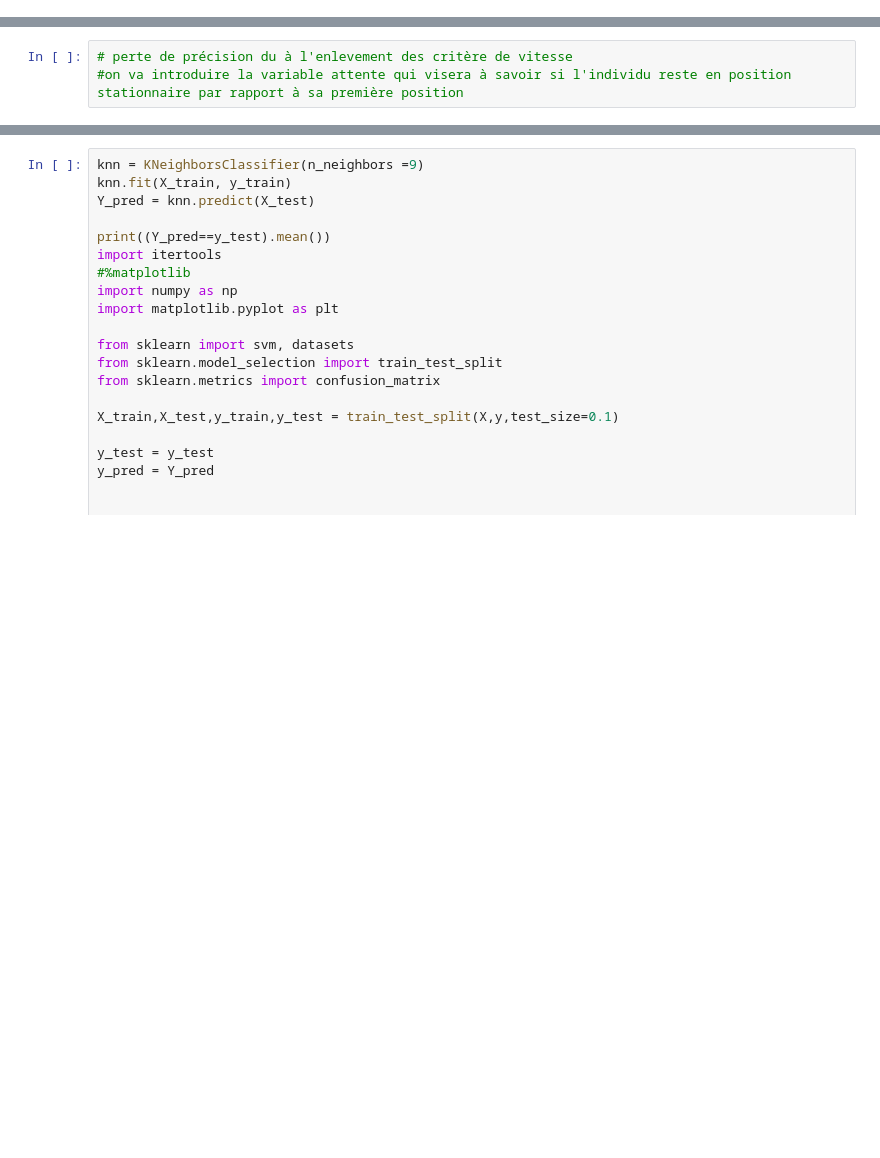
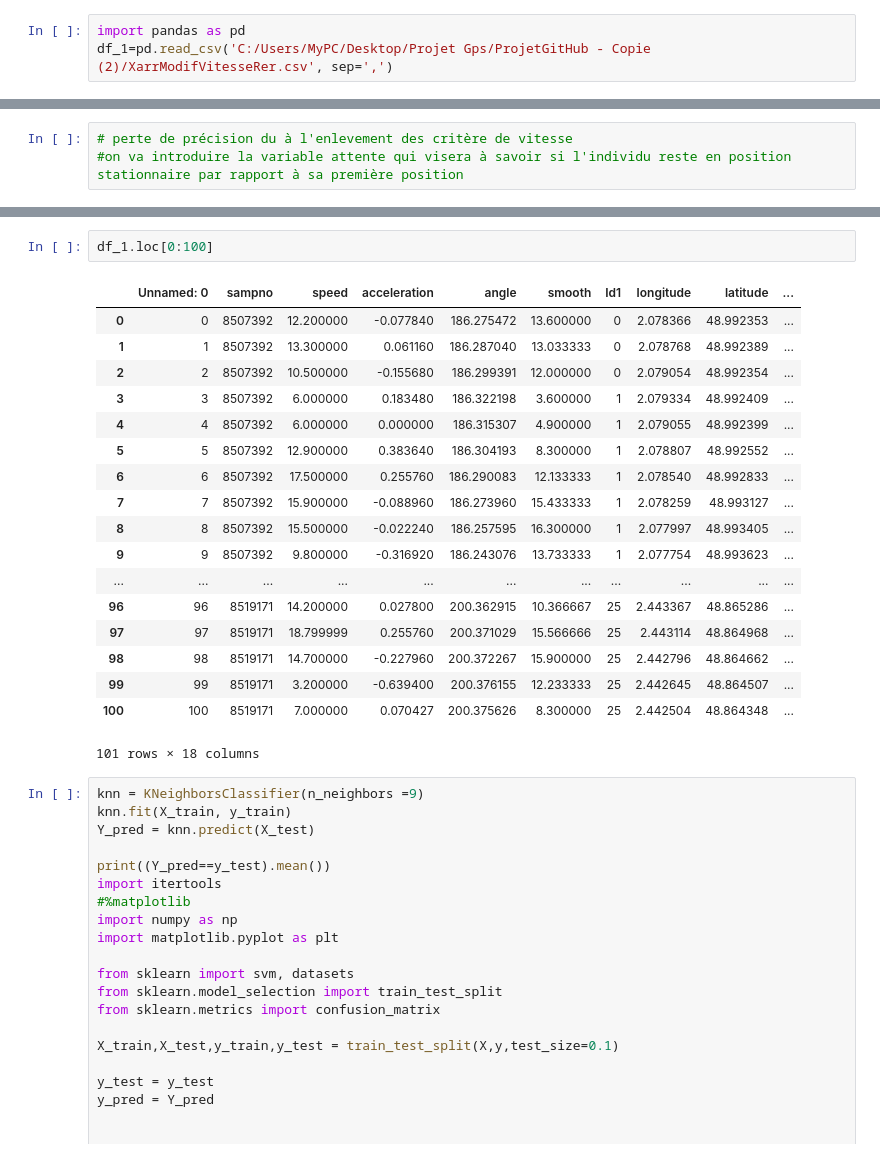
Before and after one commit to koper921/ProjetGpsFinal, a Jupyter notebook: Projet au propre avec Modif vitesse et acceleration ameliroation RER 60%.ipynb, the cells around one changed output, grey strips where cells are left out. Drawn from its saved outputs; the diff is of its cells as text; blank space fills up the shorter version.

```diff
--- a/Projet au propre avec Modif vitesse et acceleration ameliroation RER 60%.ipynb
+++ b/Projet au propre avec Modif vitesse et acceleration ameliroation RER 60%.ipynb
@@ -1108,6 +1411,9 @@ for i in range(1, len(df_3)-1):
     else:
         j=j+1
         df_3.loc[i,'DF']=listeDF[j]
+# %%
+import pandas as pd
+df_1=pd.read_csv('C:/Users/MyPC/Desktop/Projet Gps/ProjetGitHub - Copie (2)/XarrModifVitesseRer.csv', sep=',')
 # %%
 #ajout des POI
 
@@ -1148,3 +1477,24 @@ df_1.to_csv('XarrCluster.csv', sep=',')
+# %%
+df_1.loc[0:100]
+# %% [output]
+|  | Unnamed: 0 | sampno | speed | acceleration | angle | smooth | Id1 | longitude | latitude | ... |
+| 0 | 0 | 8507392 | 12.200000 | -0.077840 | 186.275472 | 13.600000 | 0 | 2.078366 | 48.992353 | ... |
+| 1 | 1 | 8507392 | 13.300000 | 0.061160 | 186.287040 | 13.033333 | 0 | 2.078768 | 48.992389 | ... |
+| 2 | 2 | 8507392 | 10.500000 | -0.155680 | 186.299391 | 12.000000 | 0 | 2.079054 | 48.992354 | ... |
+| 3 | 3 | 8507392 | 6.000000 | 0.183480 | 186.322198 | 3.600000 | 1 | 2.079334 | 48.992409 | ... |
+| 4 | 4 | 8507392 | 6.000000 | 0.000000 | 186.315307 | 4.900000 | 1 | 2.079055 | 48.992399 | ... |
+| 5 | 5 | 8507392 | 12.900000 | 0.383640 | 186.304193 | 8.300000 | 1 | 2.078807 | 48.992552 | ... |
+| 6 | 6 | 8507392 | 17.500000 | 0.255760 | 186.290083 | 12.133333 | 1 | 2.078540 | 48.992833 | ... |
+| 7 | 7 | 8507392 | 15.900000 | -0.088960 | 186.273960 | 15.433333 | 1 | 2.078259 | 48.993127 | ... |
+| 8 | 8 | 8507392 | 15.500000 | -0.022240 | 186.257595 | 16.300000 | 1 | 2.077997 | 48.993405 | ... |
+| 9 | 9 | 8507392 | 9.800000 | -0.316920 | 186.243076 | 13.733333 | 1 | 2.077754 | 48.993623 | ... |
+| ... | ... | ... | ... | ... | ... | ... | ... | ... | ... | ... |
+| 96 | 96 | 8519171 | 14.200000 | 0.027800 | 200.362915 | 10.366667 | 25 | 2.443367 | 48.865286 | ... |
+| 97 | 97 | 8519171 | 18.799999 | 0.255760 | 200.371029 | 15.566666 | 25 | 2.443114 | 48.864968 | ... |
+| 98 | 98 | 8519171 | 14.700000 | -0.227960 | 200.372267 | 15.900000 | 25 | 2.442796 | 48.864662 | ... |
+| 99 | 99 | 8519171 | 3.200000 | -0.639400 | 200.376155 | 12.233333 | 25 | 2.442645 | 48.864507 | ... |
+| 100 | 100 | 8519171 | 7.000000 | 0.070427 | 200.375626 | 8.300000 | 25 | 2.442504 | 48.864348 | ... |
+101 rows × 18 columns
 # %%
 knn = KNeighborsClassifier(n_neighbors =9)
 knn.fit(X_train, y_train)
```
Also changed, not shown: parts of 13 cells of this notebook.
